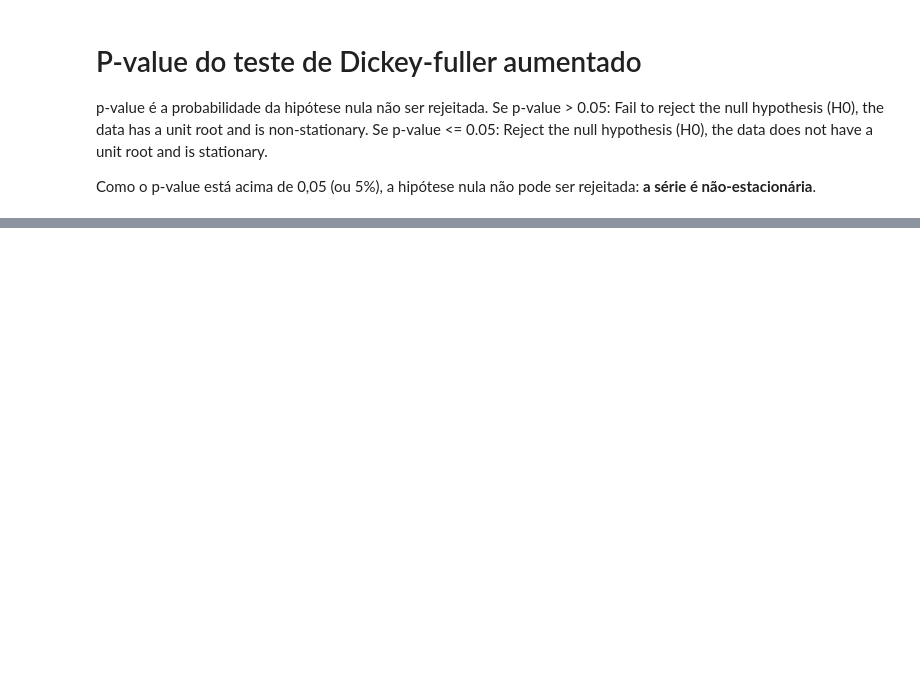
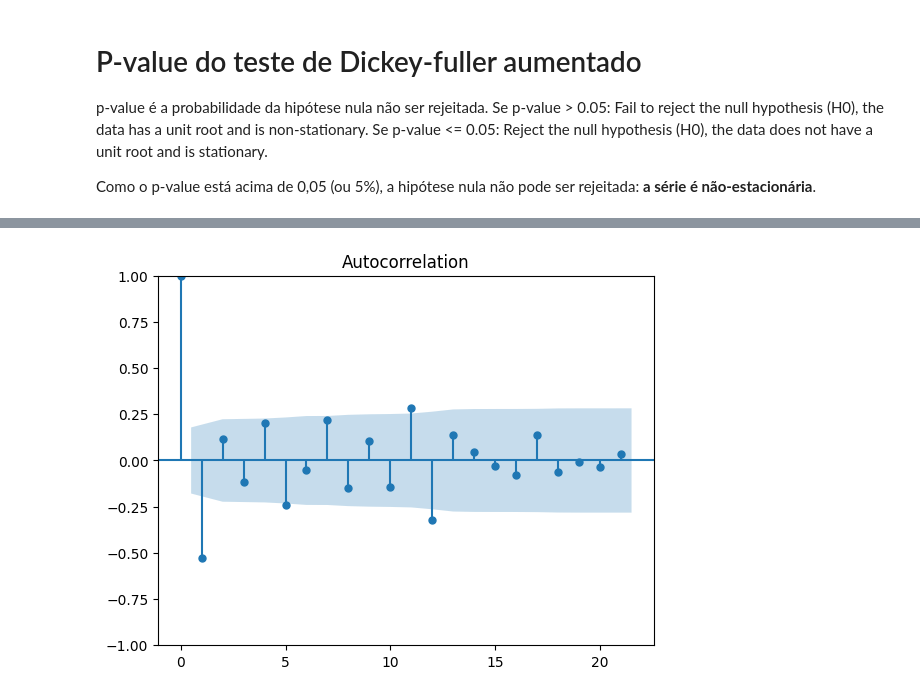
Before and after one commit to be4lima/ARIMA_CO2_BR, a Jupyter notebook: ARIMA_CO2_BR.ipynb, the cells around one changed output, grey strips where cells are left out. Drawn from its saved outputs; the diff is of its cells as text; code cells hidden in the pictures; blank space fills up the shorter version.

```diff
--- a/ARIMA_CO2_BR.ipynb
+++ b/ARIMA_CO2_BR.ipynb
@@ -452,0 +247,7 @@ arima_automatico.summary()
+# %%
+# Realizando a 2ª diferenciação para torná-la estacionária
+
+owid_brasil_diff2 = owid_brasil_diff1.diff().dropna()
+
+# Aplicação do adfuller novamente para verificar estacionariedade:
+adfuller_test(owid_brasil_diff2, autolag_escolhido)
@@ -452,0 +264,10 @@ arima_automatico.summary()
+# %%
+
+# Autocorrelação ACF (ou FAC) (q)
+
+plot_acf(owid_brasil_diff2)
+
+# Última observação significativa (q) é 1
+plt.savefig("fac_diff2.png")
+# %% [output]
+[figure, added]
```
Also changed, not shown: parts of 75 cells of this notebook.
